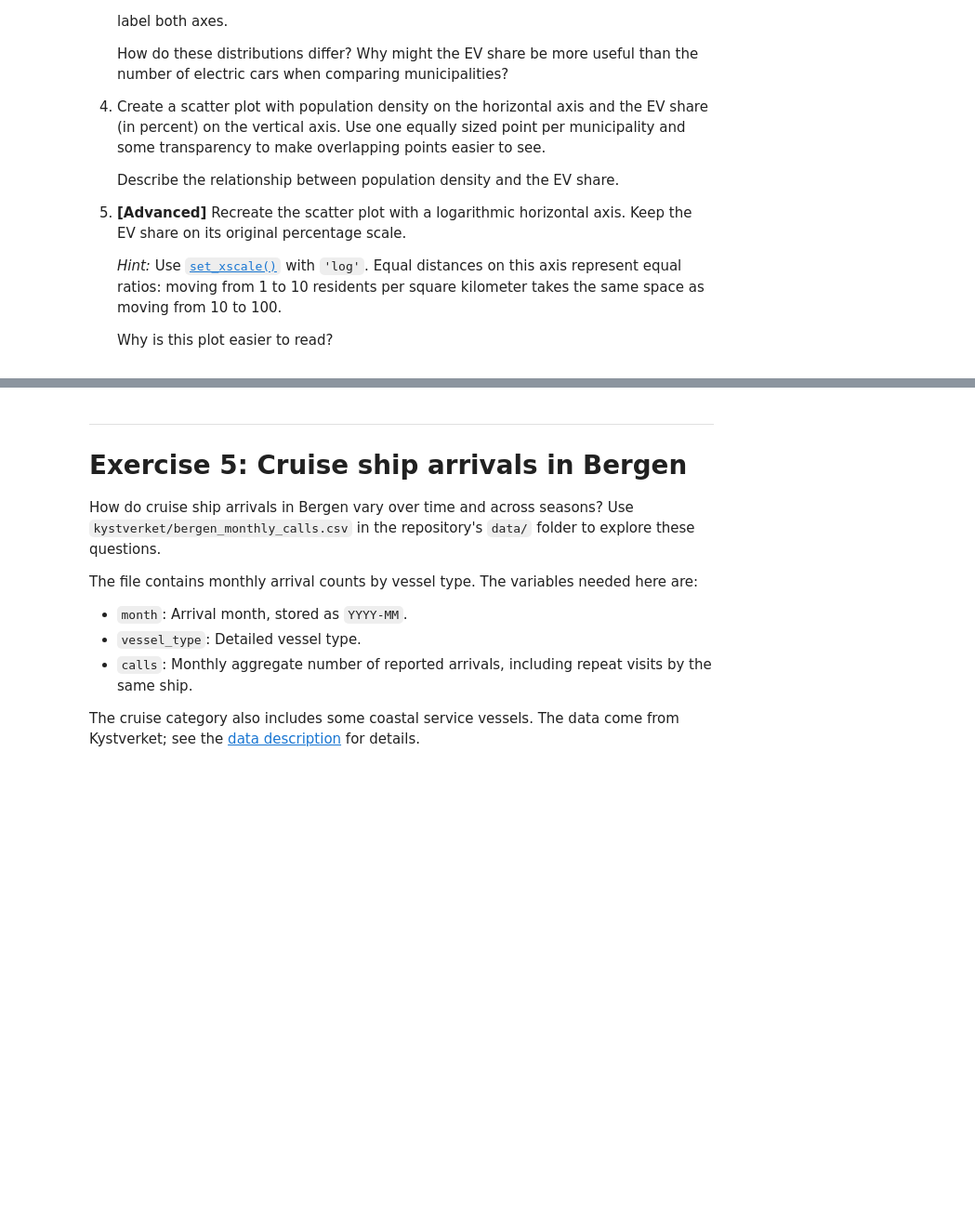
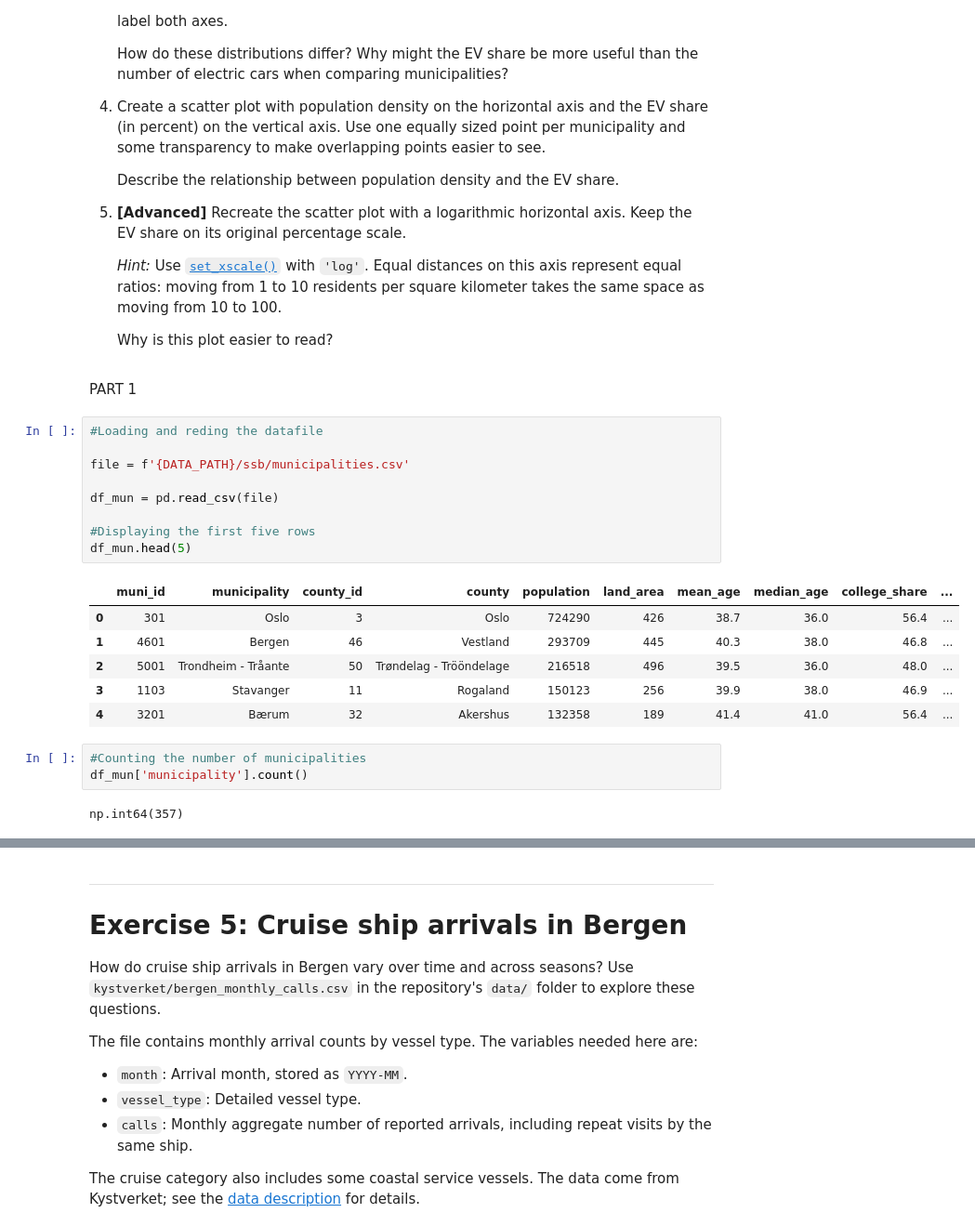
Before and after one commit to 646nwbf27y-lab/TECH2-H26, a Jupyter notebook: workshops/workshop3/workshop3 TH.ipynb, the cells around one changed output, grey strips where cells are left out. Shown at 93% size. Saved outputs shown, nothing was run; the diff lists cells and outputs as text; blank space fills up the shorter version.

Commit message:
Finished almost all of exercice 4. Look at part 5 and ex. 5

```diff
--- a/workshops/workshop3/workshop3 TH.ipynb
+++ b/workshops/workshop3/workshop3 TH.ipynb
@@ -548,3 +533,26 @@ The data come from Statistics Norway (SSB); see the
     as moving from 10 to 100.
 
     Why is this plot easier to read?
+# %% [markdown]
+PART 1
+# %%
+#Loading and reding the datafile
+
+file = f'{DATA_PATH}/ssb/municipalities.csv'
+
+df_mun = pd.read_csv(file)
+
+#Displaying the first five rows
+df_mun.head(5)
+# %% [output]
+|  | muni_id | municipality | county_id | county | population | land_area | mean_age | median_age | college_share | ... |
+| 0 | 301 | Oslo | 3 | Oslo | 724290 | 426 | 38.7 | 36.0 | 56.4 | ... |
+| 1 | 4601 | Bergen | 46 | Vestland | 293709 | 445 | 40.3 | 38.0 | 46.8 | ... |
+| 2 | 5001 | Trondheim - Tråante | 50 | Trøndelag - Trööndelage | 216518 | 496 | 39.5 | 36.0 | 48.0 | ... |
+| 3 | 1103 | Stavanger | 11 | Rogaland | 150123 | 256 | 39.9 | 38.0 | 46.9 | ... |
+| 4 | 3201 | Bærum | 32 | Akershus | 132358 | 189 | 41.4 | 41.0 | 56.4 | ... |
+# %%
+#Counting the number of municipalities
+df_mun['municipality'].count()
+# %% [output]
+np.int64(357)
```
Also changed, not shown: parts of 5 cells of this notebook.
